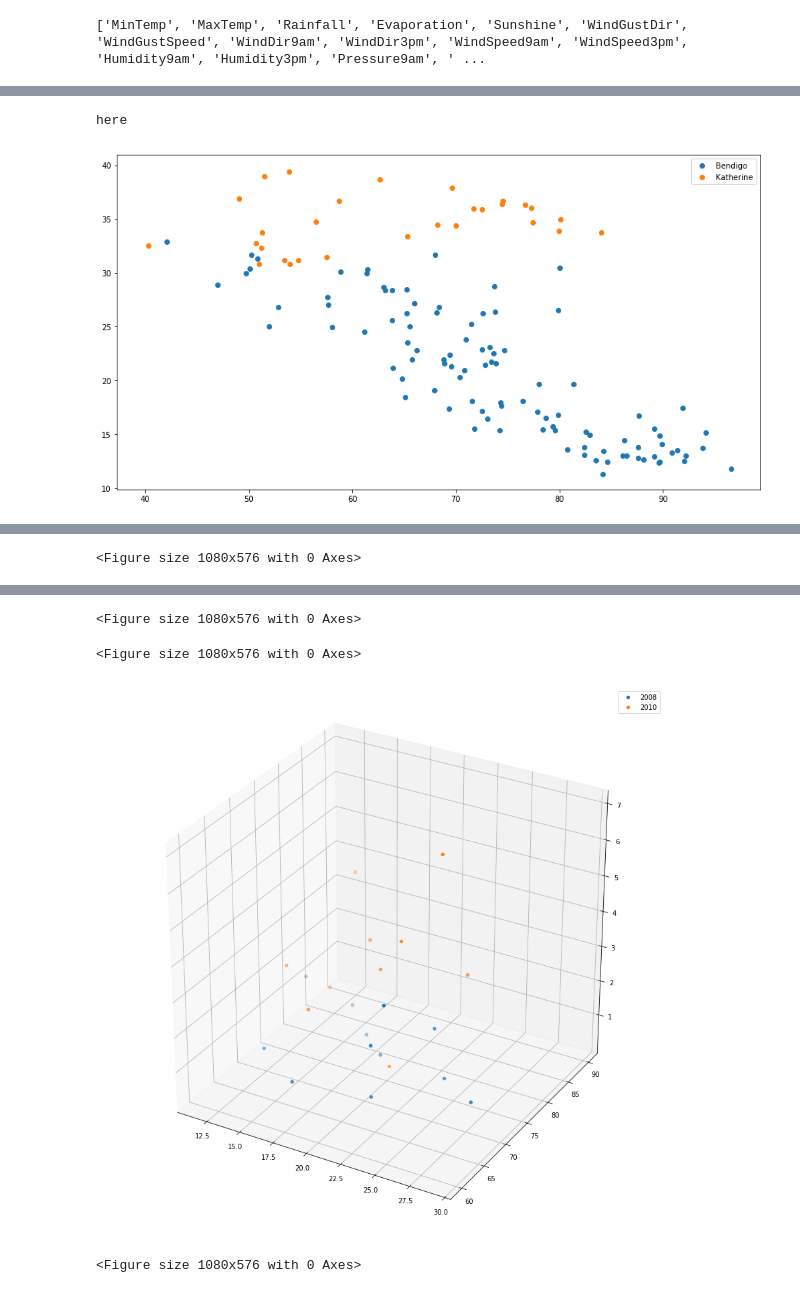
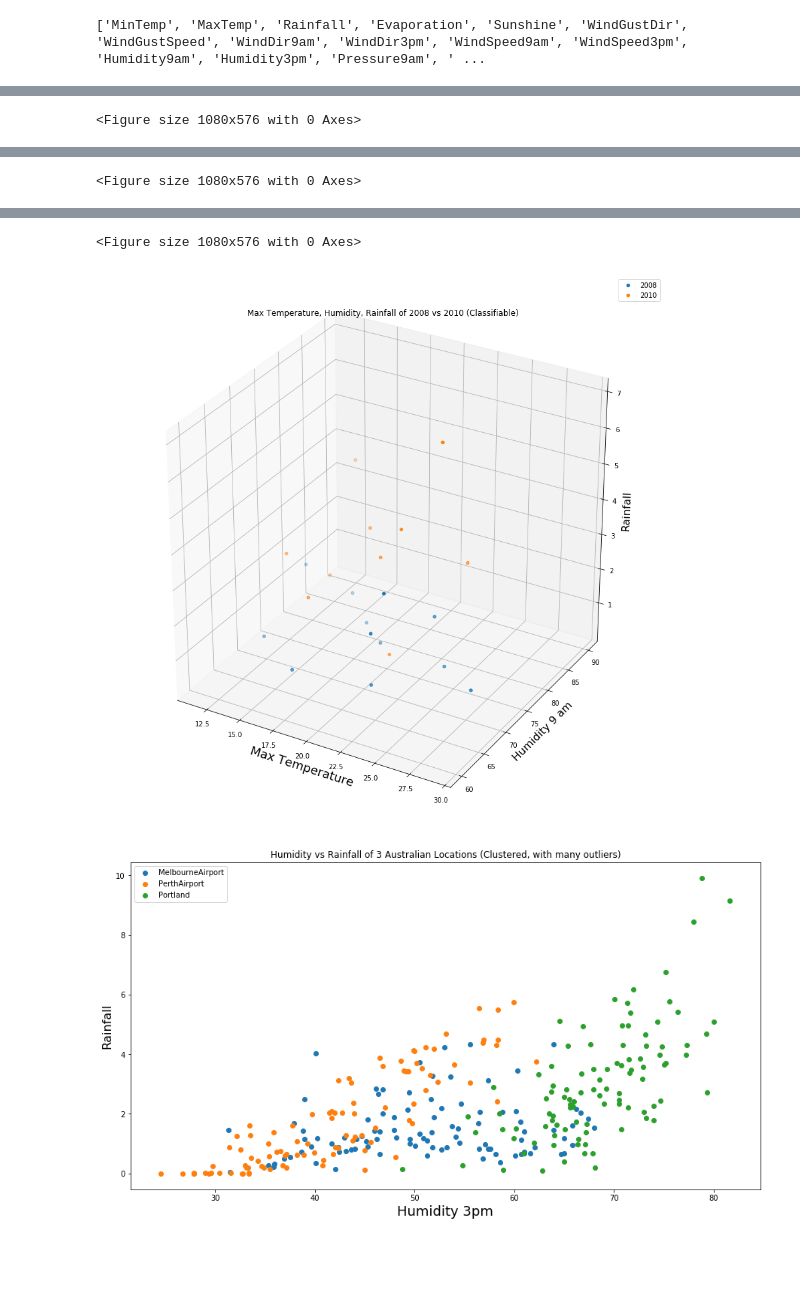
Before and after one commit to anirudhnarayanan/ITCS-6156-Machine-Learning, a Jupyter notebook: Assignment/assignment-1/Assignment1.ipynb, the cells around one changed output, grey strips where cells are left out. Cells and saved outputs as stored; diff of their text form; code cells hidden in the pictures; blank space fills up the shorter version.

```diff
--- a/Assignment/assignment-1/Assignment1.ipynb
+++ b/Assignment/assignment-1/Assignment1.ipynb
@@ -146,13 +228,16 @@ grouped_2013 = grouped_by_month_rainfall[ (grouped_2013["Location"]=="Katherine"
 
 
 plt.figure(figsize=(15,8))
+plt.title("Humidity vs Max Temperature of 2 Australian Locations")
+plt.xlabel('Humidity', fontsize=18)
+plt.ylabel('Max Temperature', fontsize=16)
 #EXAMPLE OF A SIMPLE TWO DIVISION CLUSTER. DATA FROM EITHER ONE OF THE SOURCES CAN BE CLASSIFIED TO EITHER ONE BASED ON SOME CLASSIFICATION ALGORITHM
 for name,group in grouped_2013.groupby("Location"):
     plt.scatter(group["Humidity9am"],group["MaxTemp"],label=name)
     plt.legend()
 
 
-print "here"
+
 grouped3d = df.groupby([df.Date.str[:7],"Location"])["Location","MaxTemp","Humidity9am","Rainfall"].mean().reset_index()
 
 grouped3d = grouped3d[grouped3d["Location"]=="Canberra"]
@@ -164,6 +249,10 @@ fig.set_figheight(15)
 fig.set_figwidth(15)
 plt.figure(figsize=(15,8))
 ax = fig.add_subplot(111, projection='3d')
+ax.set_title("Max Temperature, Humidity, Rainfall of all years Compared (Unclassifiable)")
+ax.set_xlabel('Max Temperature', fontsize=18)
+ax.set_ylabel('Humidity 9 am', fontsize=16)
+ax.set_zlabel('Rainfall', fontsize=16)
 for name,group in grouped3d.groupby(grouped3d.Date.str[:4]):
      ax.scatter(group["MaxTemp"],group["Humidity9am"],group["Rainfall"],label=name)
      ax.legend()
@@ -182,9 +271,47 @@ fig.set_figheight(15)
 fig.set_figwidth(15)
 plt.figure(figsize=(15,8))
 ax = fig.add_subplot(111, projection='3d')
+
+ax.set_title("Max Temperature, Humidity, Rainfall of 2008 vs 2010 (Classifiable)")
+ax.set_xlabel('Max Temperature', fontsize=18)
+ax.set_ylabel('Humidity 9 am', fontsize=16)
+ax.set_zlabel('Rainfall', fontsize=16)
 for name,group in grouped3d.groupby(grouped3d.Date.str[:4]):
      ax.scatter(group["MaxTemp"],group["Humidity9am"],group["Rainfall"],label=name)
      ax.legend()
 
+
+canberra_rainfall_df = df.groupby([df.Date.str[:7],"Location"]).mean().reset_index()[["Humidity3pm","Rainfall","Location"]]
+canberra_df_humidity = df.groupby([df.Date.str[:7]]).mean().reset_index()[["Date","Humidity3pm"]]
+canberra_df_clouds = df.groupby([df.Date.str[:7]]).mean().reset_index()[["Date","Cloud3pm"]]
+
+#print canberra_rainfall_df[(canberra_rainfall_df["Location"]=="Katherine")  | (canberra_rainfall_df["Location"]=="Bendigo")]
+#print canberra_rainfall_df[(canberra_rainfall_df["Location"]=="Portland")  | (canberra_rainfall_df["Location"]=="MelbourneAirport")]
+#canberra_rainfall_df = canberra_rainfall_df[(canberra_rainfall_df["Location"]=="Katherine")  | (canberra_rainfall_df["Location"]=="Bendigo")]
+
+canberra_rainfall_df = canberra_rainfall_df[(canberra_rainfall_df["Location"]=="Portland")  | (canberra_rainfall_df["Location"]=="MelbourneAirport") | (canberra_rainfall_df["Location"]=="PerthAirport") ]
+
+
+plt.title("Humidity vs Rainfall of 3 Australian Locations (Clustered, with many outliers)")
+plt.xlabel('Humidity 3pm', fontsize=18)
+plt.ylabel('Rainfall', fontsize=16)
+for name,group in canberra_rainfall_df.groupby("Location"):
+    plt.scatter(group["Humidity3pm"],group["Rainfall"],label=name)
+    plt.legend()
+
+
+
 plt.show()
+
+plt.figure(figsize=(15,8))
+canberra_rainfall_df = canberra_rainfall_df[(canberra_rainfall_df["Location"]=="Portland")  | (canberra_rainfall_df["Location"]=="MelbourneAirport") ]
+
+
+
+plt.title("Humidity vs Rainfall of 2 Australian Locations (Clustered, with few outliers)")
+plt.xlabel('Humidity 3pm', fontsize=18)
+plt.ylabel('Rainfall', fontsize=16)
+for name,group in canberra_rainfall_df.groupby("Location"):
+    plt.scatter(group["Humidity3pm"],group["Rainfall"],label=name)
+    plt.legend()
 # %% [output]
@@ -191,2 +319 @@ plt.show()
-here
+<Figure size 1080x576 with 0 Axes>
-[figure, old version]
@@ -195,4 +322,3 @@ here
 <Figure size 1080x576 with 0 Axes>
-<Figure size 1080x576 with 0 Axes>
-[figure, old version]
+[figure, new version]
-<Figure size 1080x576 with 0 Axes>
+[figure, added]
```
Also changed, not shown: parts of 5 cells of this notebook.
